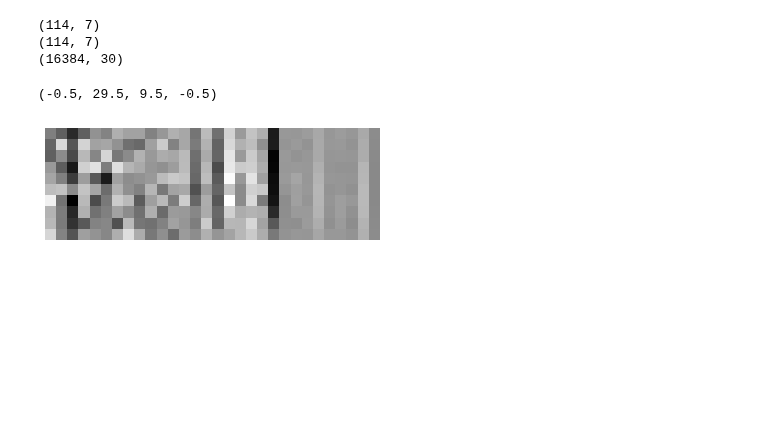
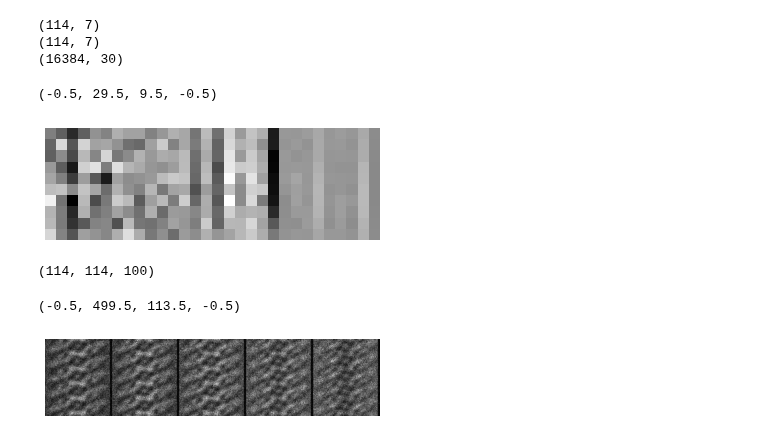
Before and after one commit to CY-Zhang/PyProcessingCodes, a Jupyter notebook: TensorDenoise/TensorVisulize_3Dvoxel.ipynb, the cells around one changed output. Drawn from its saved outputs; the diff is of its cells as text; code cells hidden in the pictures; blank space fills up the shorter version.

```diff
--- a/TensorDenoise/TensorVisulize_3Dvoxel.ipynb
+++ b/TensorDenoise/TensorVisulize_3Dvoxel.ipynb
@@ -94,3 +94,11 @@ plt.axis('off')
 # %% [output]
 (-0.5, 29.5, 9.5, -0.5)
 [figure]
+# %%
+print(data_subset.shape)
+plt.imshow(data_subset.reshape([114,114*100])[:,0:500],cmap='gray')
+plt.axis('off')
+# %% [output]
+(114, 114, 100)
+(-0.5, 499.5, 113.5, -0.5)
+[figure, added]
```
Also changed, not shown: parts of 5 cells of this notebook.
